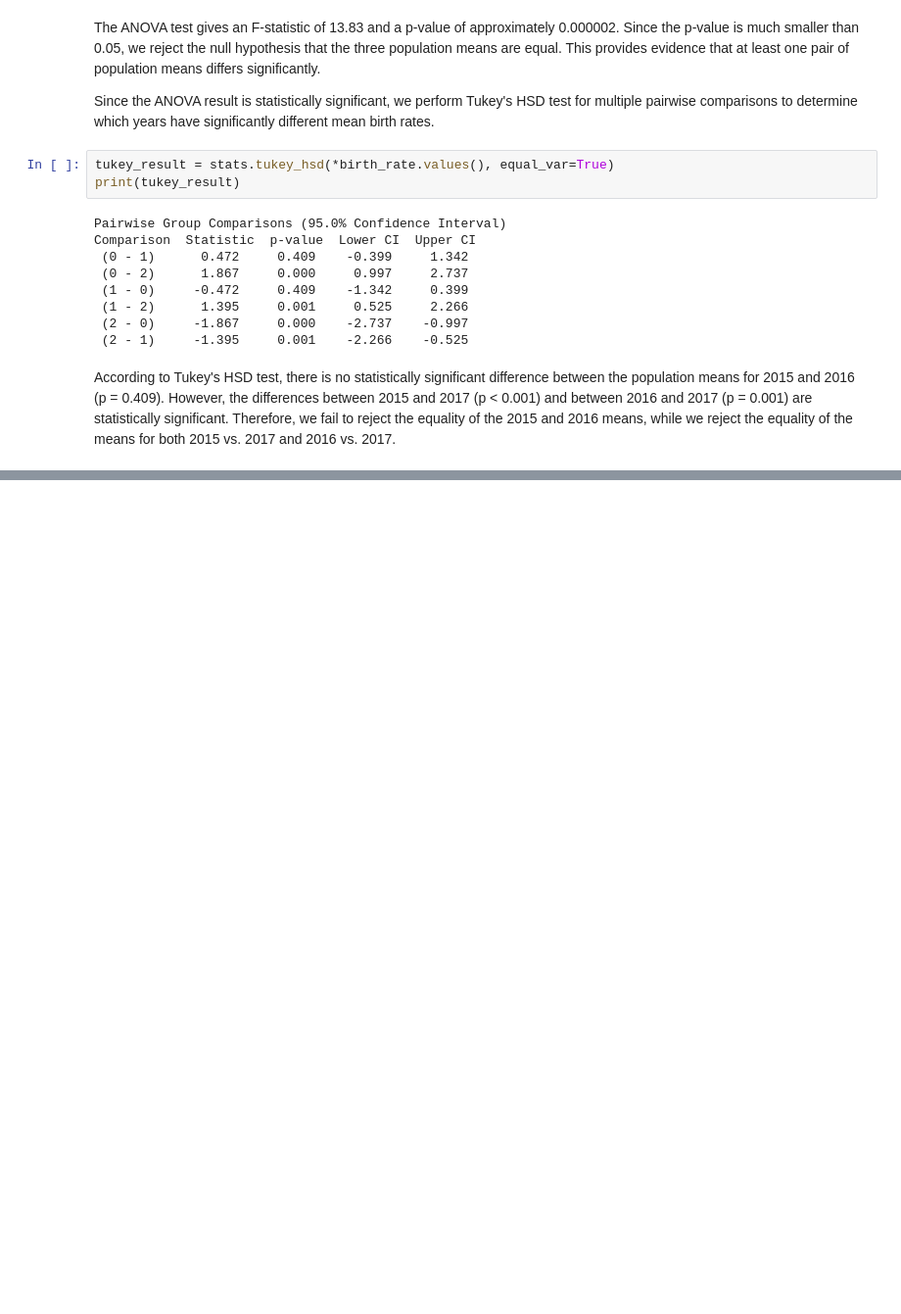
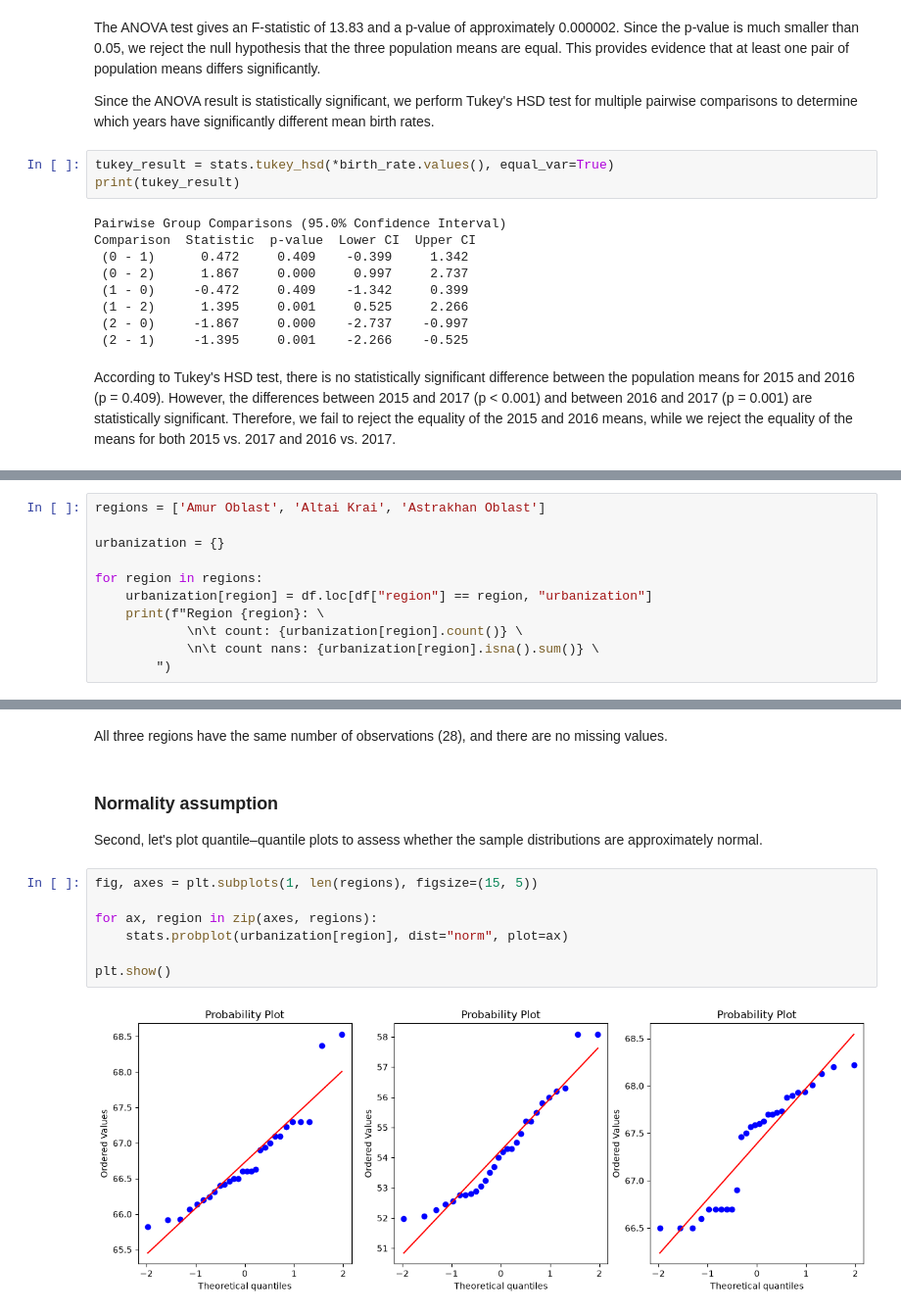
Before and after one commit to TAbramovskaya/code-and-notes, a Jupyter notebook: jnb_04_one_factor_experiments.ipynb, the cells around one changed output, grey strips where cells are left out. Shown at 98% size. Drawn from its saved outputs; the diff is of its cells as text; blank space fills up the shorter version.

Commit message:
Task 2 about urbanization rate added

```diff
--- a/jnb_04_one_factor_experiments.ipynb
+++ b/jnb_04_one_factor_experiments.ipynb
@@ -109,0 +130,11 @@ According to Tukey's HSD test, there is no statistically significant difference
+# %%
+regions = ['Amur Oblast', 'Altai Krai', 'Astrakhan Oblast']
+
+urbanization = {}
+
+for region in regions:
+    urbanization[region] = df.loc[df["region"] == region, "urbanization"]
+    print(f"Region {region}: \
+            \n\t count: {urbanization[region].count()} \
+            \n\t count nans: {urbanization[region].isna().sum()} \
+        ")
@@ -109,0 +151,15 @@ According to Tukey's HSD test, there is no statistically significant difference
+# %% [markdown]
+All three regions have the same number of observations (28), and there are no missing values.
+# %% [markdown]
+### Normality assumption
+
+Second, let's plot quantile–quantile plots to assess whether the sample distributions are approximately normal.
+# %%
+fig, axes = plt.subplots(1, len(regions), figsize=(15, 5))
+
+for ax, region in zip(axes, regions):
+    stats.probplot(urbanization[region], dist="norm", plot=ax)
+
+plt.show()
+# %% [output]
+[figure, added]
```
Also changed, not shown: parts of 16 cells of this notebook.
